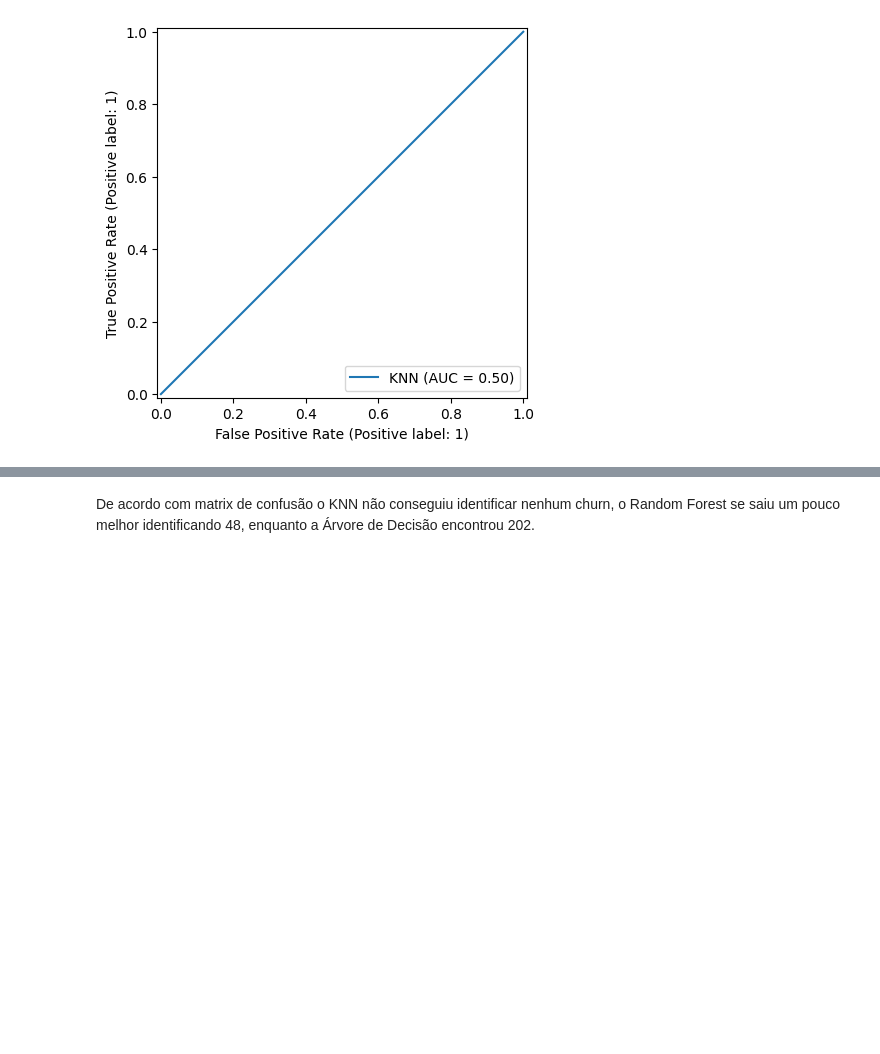
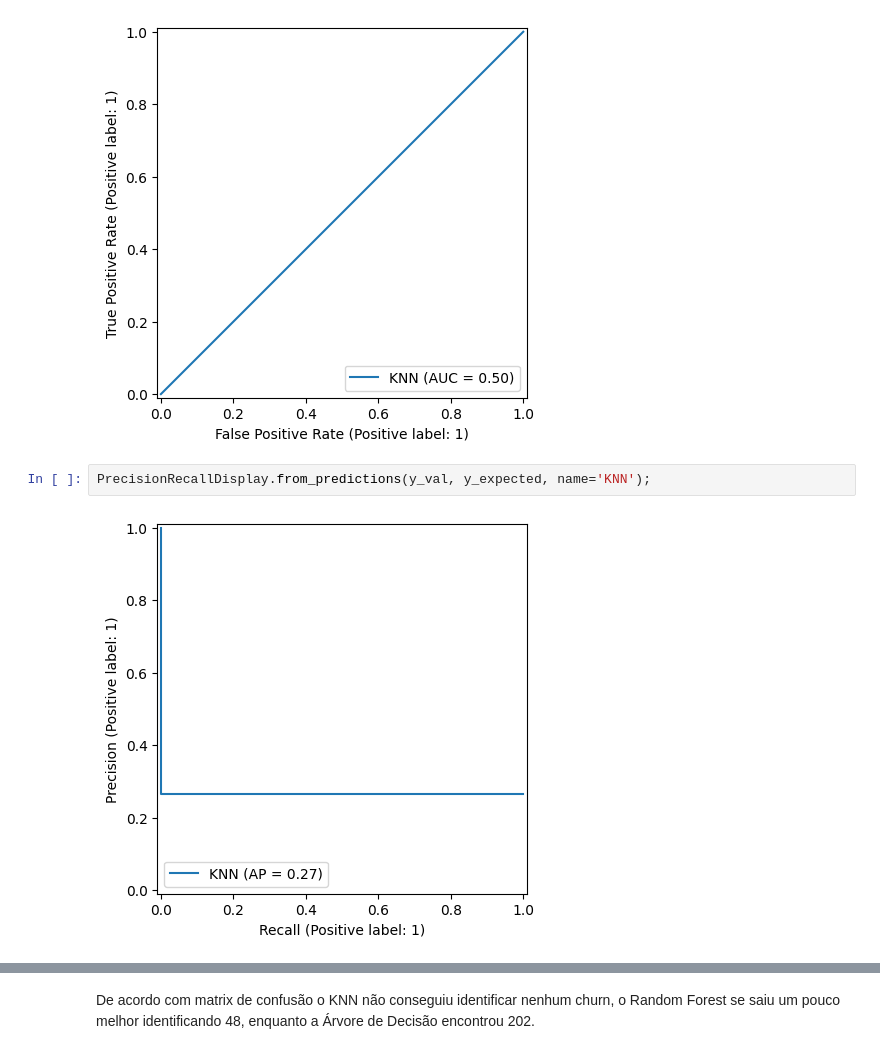
Before and after one commit to FilipeMadeira13/churn_prediction, a Jupyter notebook: notebooks/main.ipynb, the cells around one changed output, grey strips where cells are left out. Cells and saved outputs as stored; diff of their text form; blank space fills up the shorter version.

```diff
--- a/notebooks/main.ipynb
+++ b/notebooks/main.ipynb
@@ -257,3 +276,7 @@ Recall: 0.0
 RocCurveDisplay.from_predictions(y_val, y_expected, name='KNN');
 # %% [output]
 [figure]
+# %%
+PrecisionRecallDisplay.from_predictions(y_val, y_expected, name='KNN');
+# %% [output]
+[figure, added]
```
Also changed, not shown: parts of 13 cells of this notebook.
